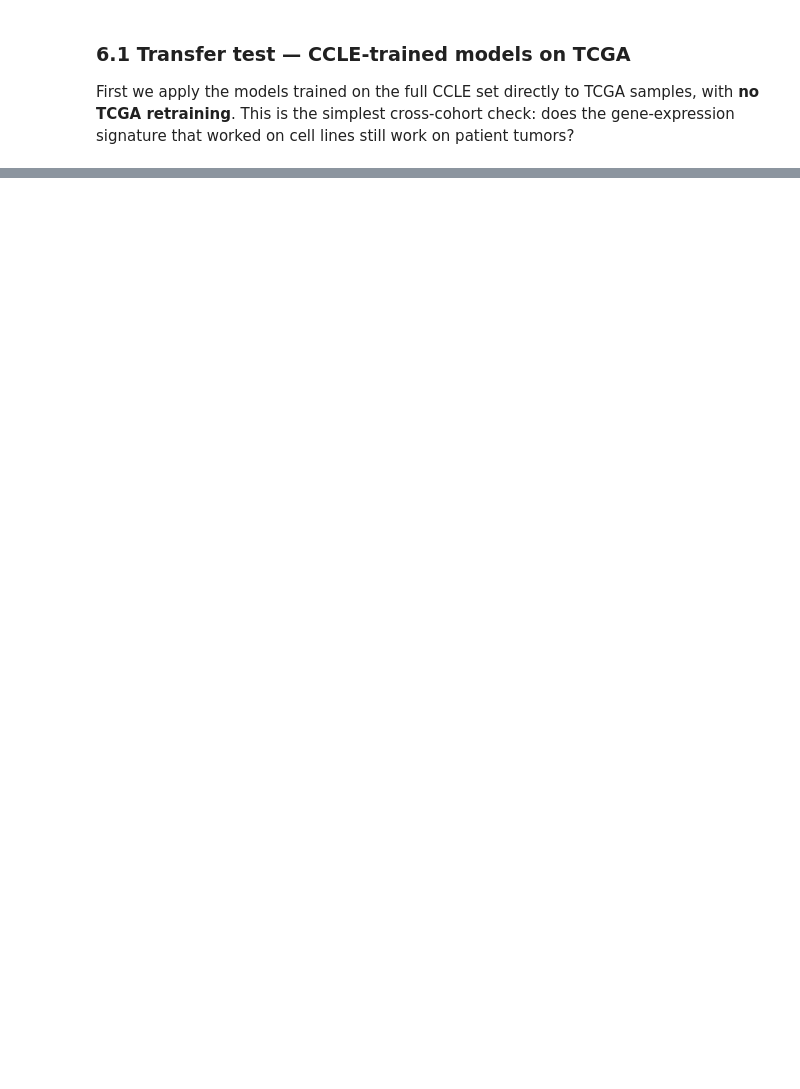
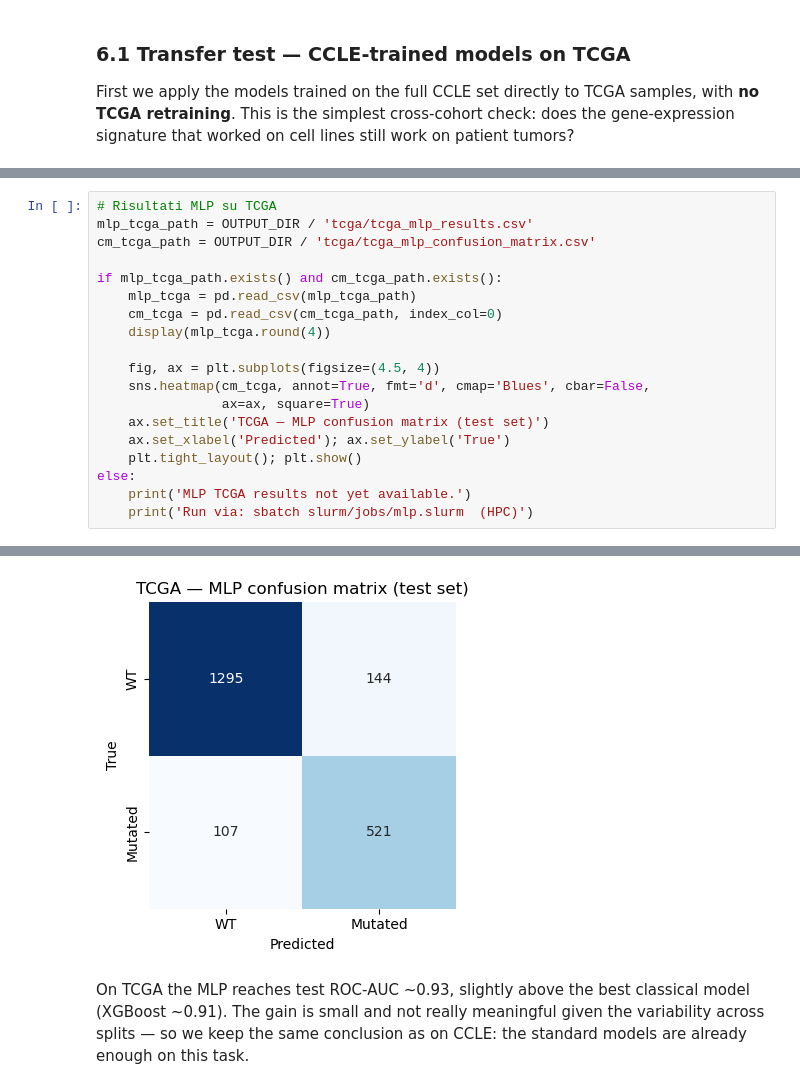
Before and after one commit to TommasoErrico-TE/ml-lab, a Jupyter notebook: ML_project.ipynb, the cells around one changed output, grey strips where cells are left out. Cells and saved outputs as stored; diff of their text form; blank space fills up the shorter version.

```diff
--- a/ML_project.ipynb
+++ b/ML_project.ipynb
@@ -1066,0 +1083,20 @@ So the **TP53 expression signature exists in patient tumors too**, but it is par
+# %%
+# Risultati MLP su TCGA
+mlp_tcga_path = OUTPUT_DIR / 'tcga/tcga_mlp_results.csv'
+cm_tcga_path = OUTPUT_DIR / 'tcga/tcga_mlp_confusion_matrix.csv'
+
+if mlp_tcga_path.exists() and cm_tcga_path.exists():
+    mlp_tcga = pd.read_csv(mlp_tcga_path)
+    cm_tcga = pd.read_csv(cm_tcga_path, index_col=0)
+    display(mlp_tcga.round(4))
+
+    fig, ax = plt.subplots(figsize=(4.5, 4))
+    sns.heatmap(cm_tcga, annot=True, fmt='d', cmap='Blues', cbar=False,
+                ax=ax, square=True)
+    ax.set_title('TCGA — MLP confusion matrix (test set)')
+    ax.set_xlabel('Predicted'); ax.set_ylabel('True')
+    plt.tight_layout(); plt.show()
+else:
+    print('MLP TCGA results not yet available.')
+    print('Run via: sbatch slurm/jobs/mlp.slurm  (HPC)')
+# %% [output]
@@ -1066,0 +1105,3 @@ So the **TP53 expression signature exists in patient tumors too**, but it is par
+[figure, added]
+# %% [markdown]
+On TCGA the MLP reaches test ROC-AUC ~0.93, slightly above the best classical model (XGBoost ~0.91). The gain is small and not really meaningful given the variability across splits — so we keep the same conclusion as on CCLE: the standard models are already enough on this task.
```
Also changed, not shown: parts of 21 cells of this notebook, 6 other files.
